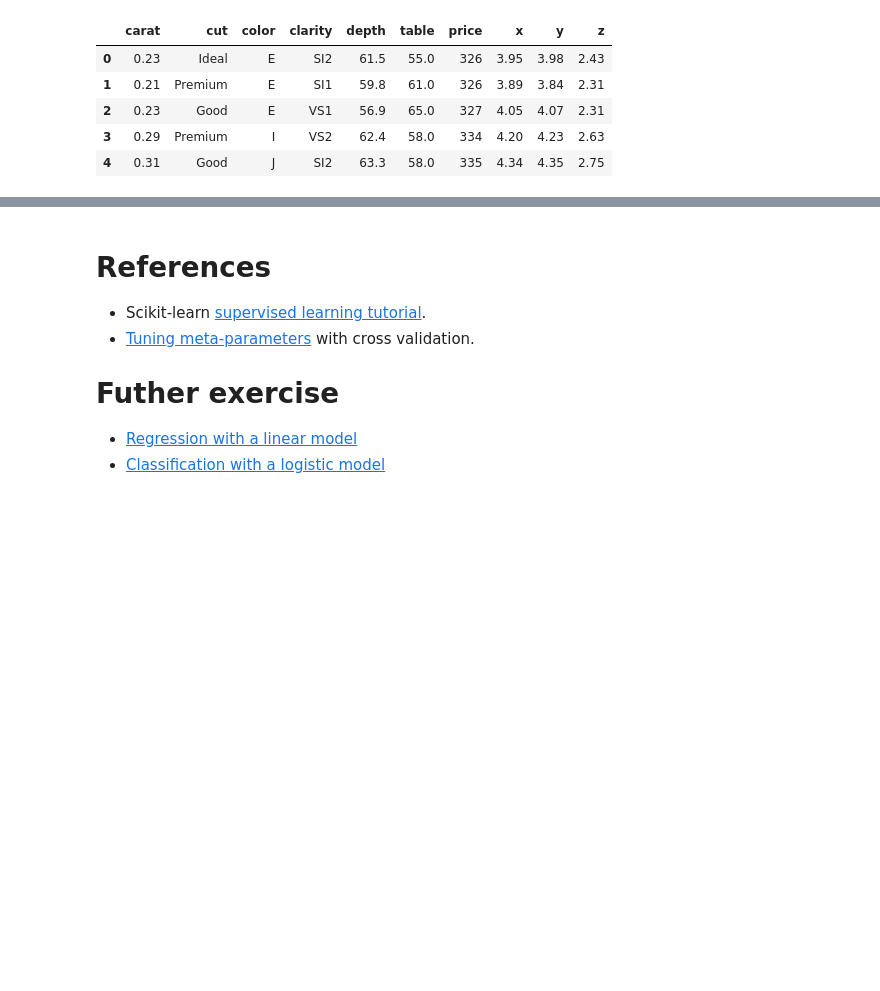
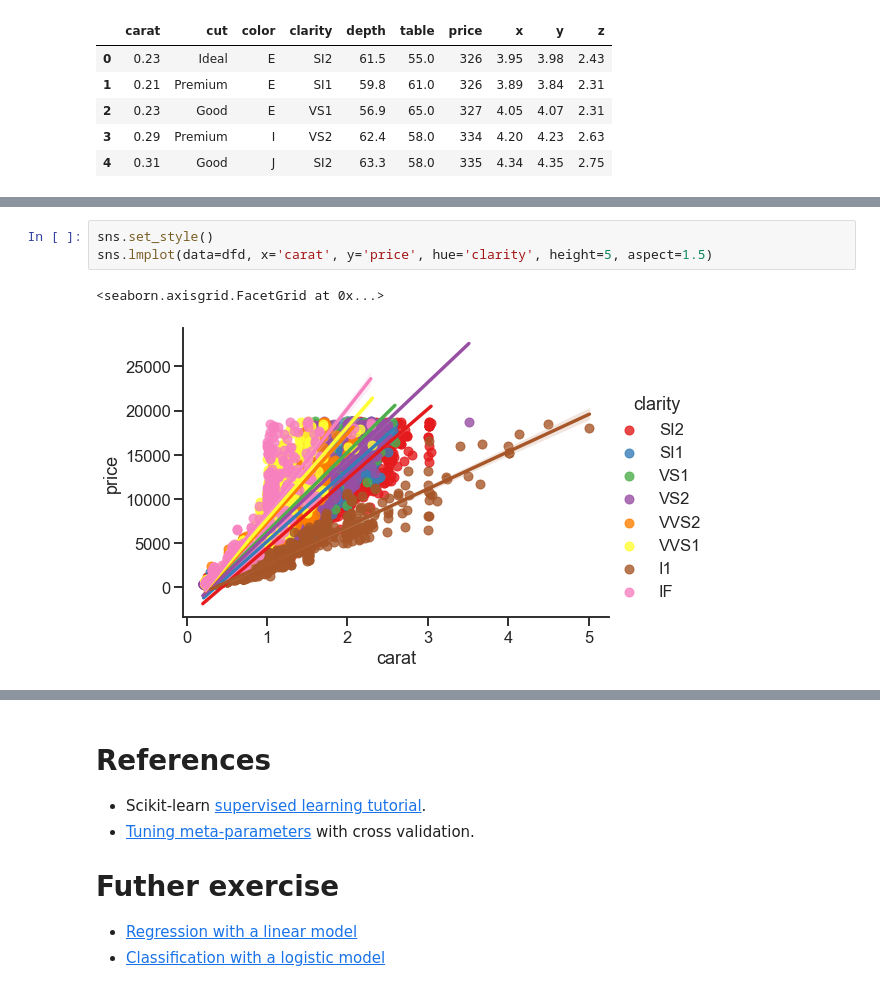
Before and after one commit to faigyb/python4ml, a Jupyter notebook: regression.ipynb, the cells around one changed output, grey strips where cells are left out. Drawn from its saved outputs; the diff is of its cells as text; blank space fills up the shorter version.

```diff
--- a/regression.ipynb
+++ b/regression.ipynb
@@ -308,0 +376,6 @@ dfd.head(5)
+# %%
+sns.set_style()
+sns.lmplot(data=dfd, x='carat', y='price', hue='clarity', height=5, aspect=1.5)
+# %% [output]
+<seaborn.axisgrid.FacetGrid at 0x...>
+[figure, added]
```
Also changed, not shown: parts of 27 cells of this notebook.
